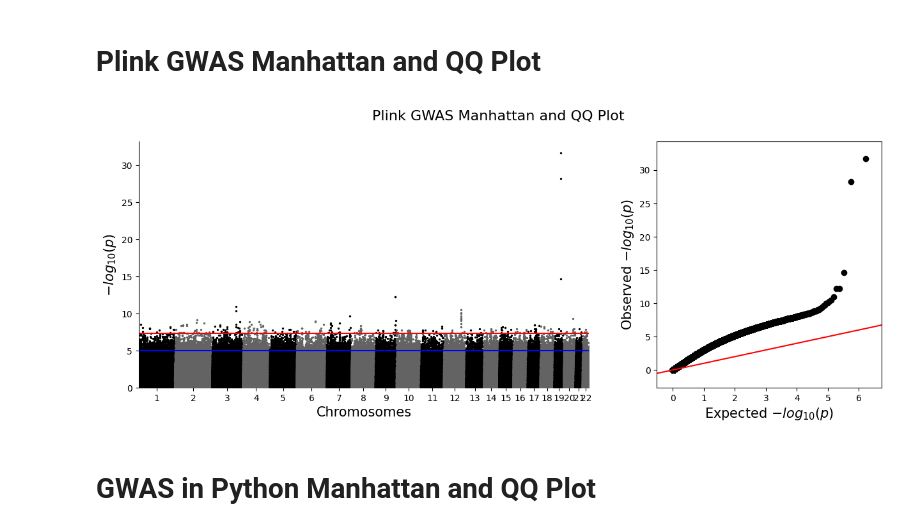
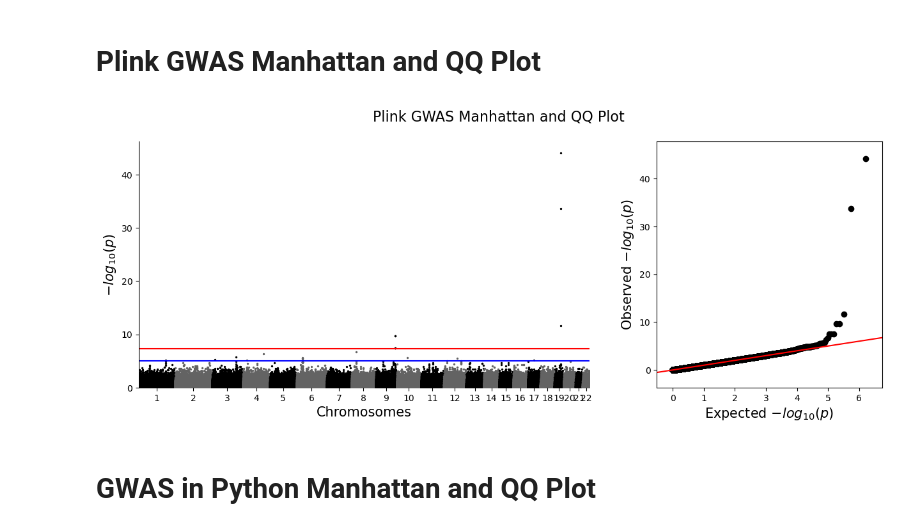
Before and after one commit to owenjpark/CSE-284-GWAS, a Jupyter notebook: results.ipynb, the cells around one changed output. Cells and saved outputs as stored; diff of their text form; code cells hidden in the pictures.

Commit message:
pc covariates match ps3

```diff
--- a/results.ipynb
+++ b/results.ipynb
@@ -9,14 +9,14 @@ import matplotlib.pyplot as plt
 # %% [markdown]
 # Plink GWAS Manhattan and QQ Plot
 # %%
-plink = pd.read_csv("data/ps3_gwas.assoc.linear", sep=r"\s+")
+plink = pd.read_csv("data/ps3_gwas_covar.assoc.linear", sep=r"\s+")
 fig, (ax0, ax1) = plt.subplots(1, 2, gridspec_kw={'width_ratios': [2, 1]})
 fig.set_size_inches((15, 5))
 fig.suptitle("Plink GWAS Manhattan and QQ Plot", fontsize=16)
 qqman.manhattan(plink, ax=ax0)
 qqman.qqplot(plink, ax=ax1)
 # %% [output]
-[figure, old version]
+[figure, new version]
 # %% [markdown]
 # GWAS in Python Manhattan and QQ Plot
 # %%
```
Also changed, not shown: parts of 6 cells of this notebook, 2 other files.
